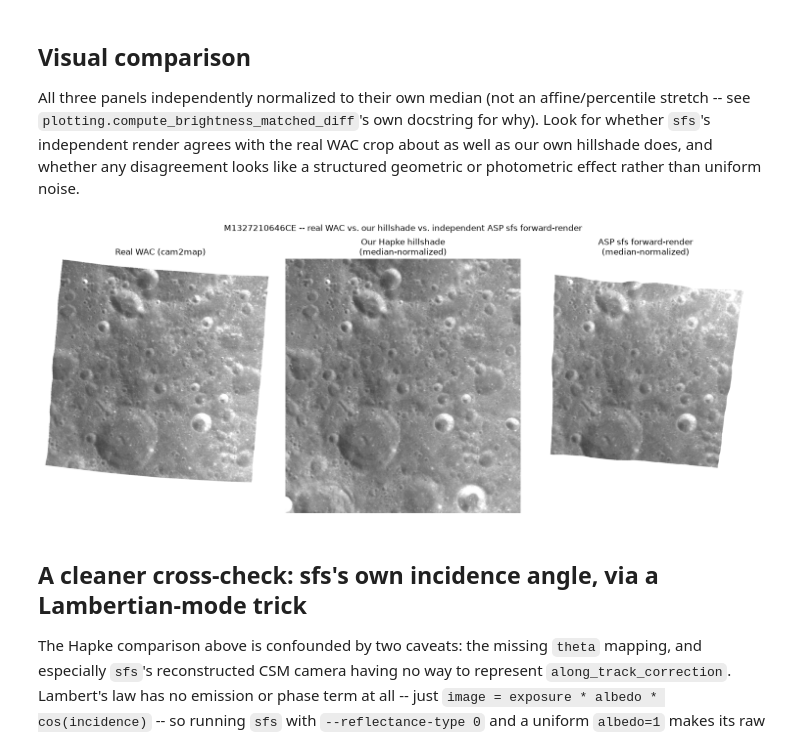
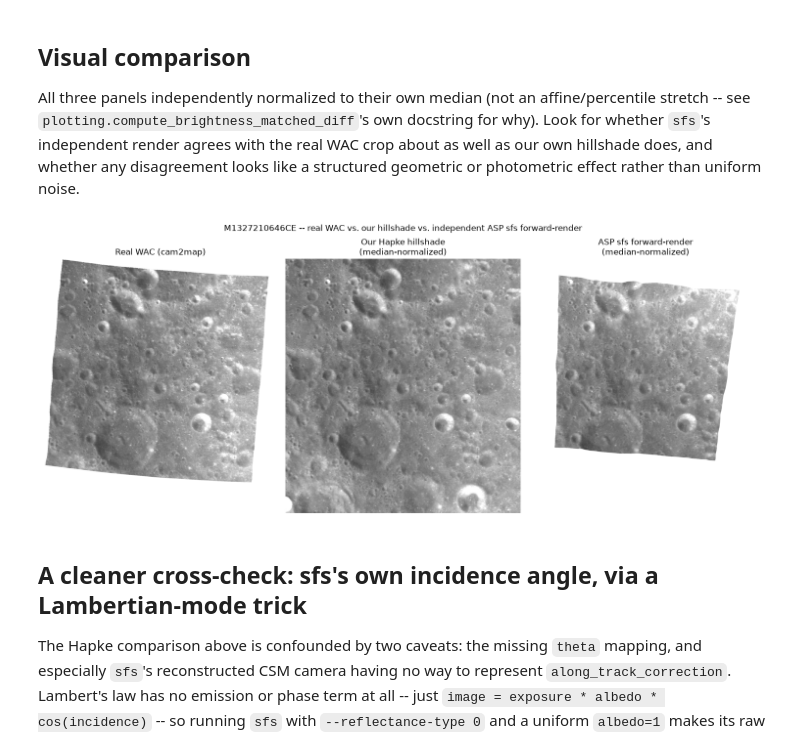
Before and after one commit to trey0/trntest, a Jupyter notebook: notebooks/sfs_validation.ipynb, the cells around one changed output. Cells and saved outputs as stored; diff of their text form; code cells hidden in the pictures.

```diff
--- a/notebooks/sfs_validation.ipynb
+++ b/notebooks/sfs_validation.ipynb
@@ -97,12 +99,12 @@ uniform noise.
 # %%
 _ = sfs_plotting.plot_sfs_comparison(
     real_wac_mapproj_path,
-    dem_ortho_result.ortho,
+    sfs_result.ortho_tif,
     sim_masked_path,
     title=f"{entry.edr_product} -- real WAC vs. our hillshade vs. independent ASP sfs forward-render",
 )
 # %% [output]
-[figure, old version]
+[figure, new version]
 # %% [markdown]
 ## A cleaner cross-check: sfs's own incidence angle, via a Lambertian-mode trick
 
```
Also changed, not shown: parts of 7 cells of this notebook, 30 other files.
